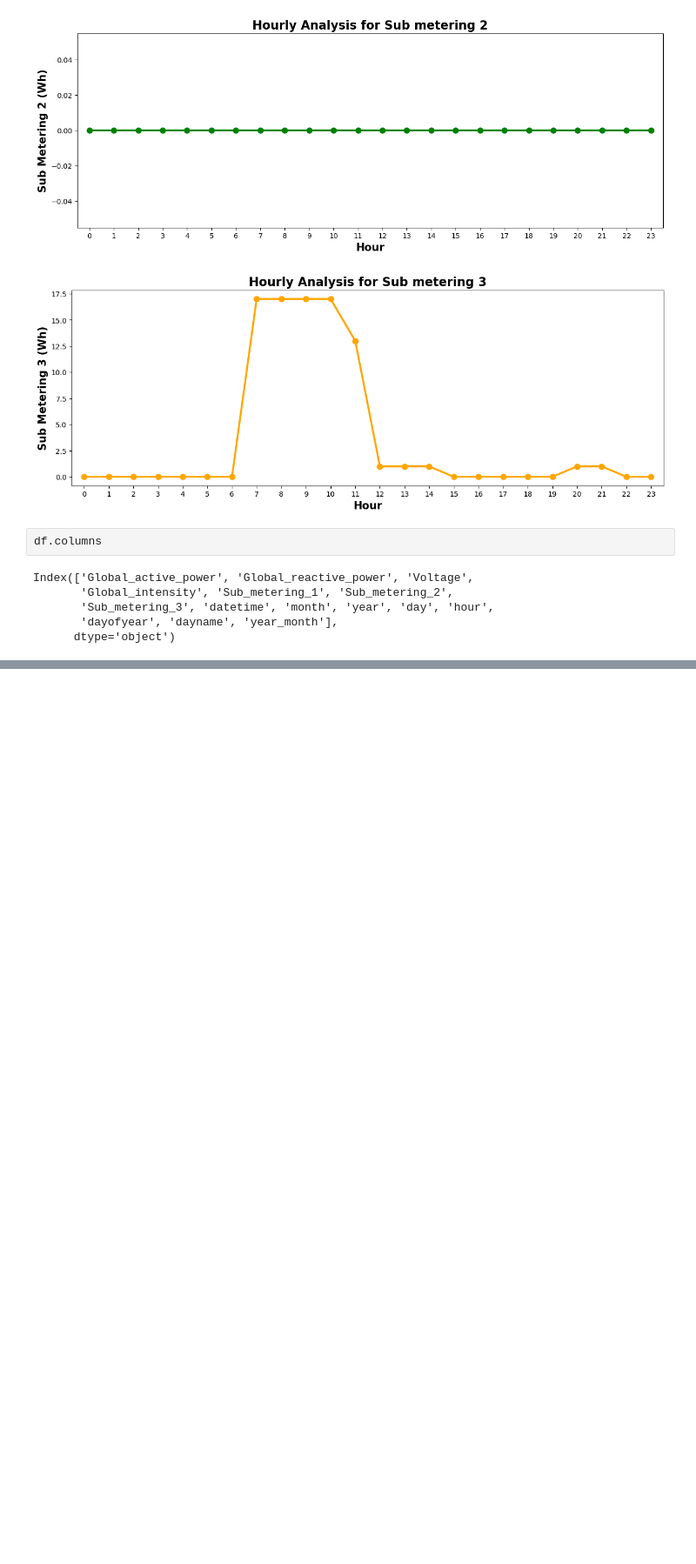
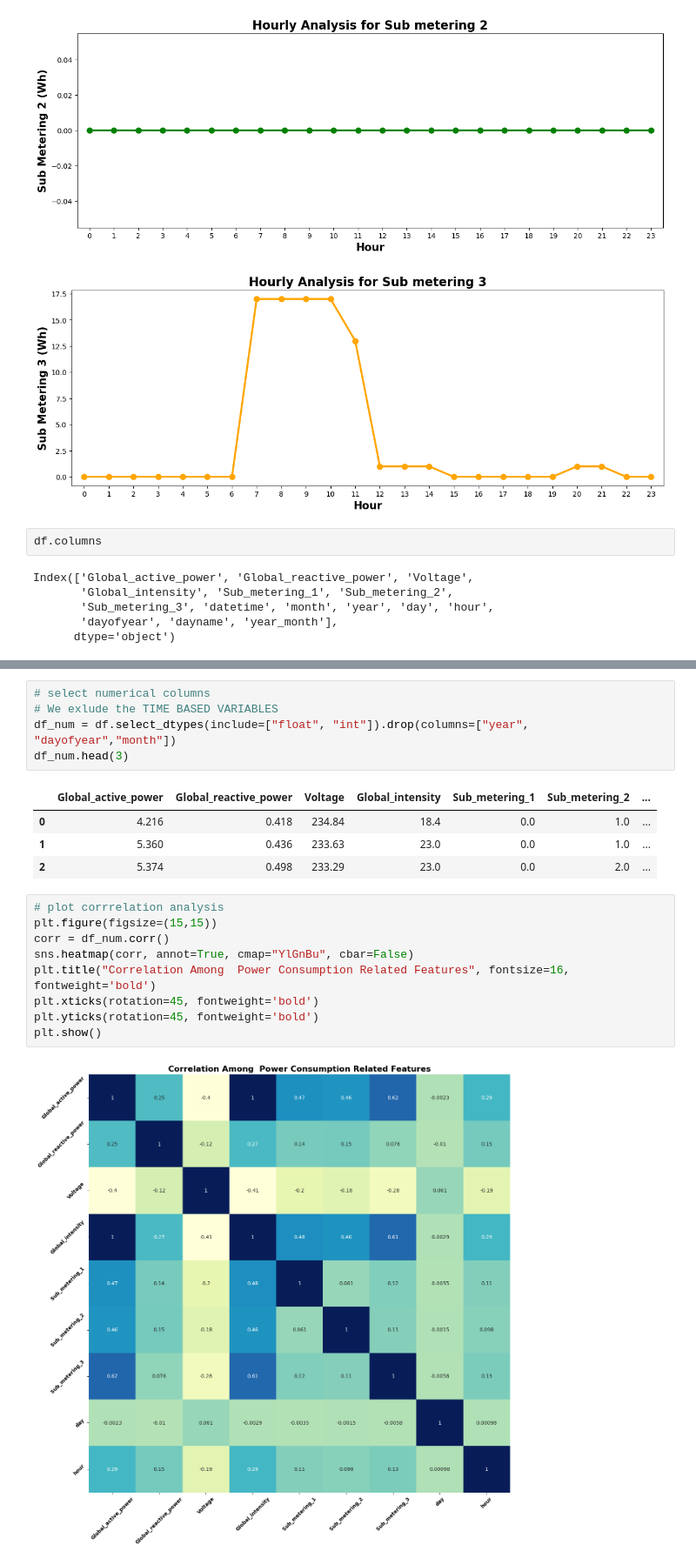
Before and after one commit to SainavyaGadde/DataScienceFinalProject, a Jupyter notebook: data_science_project.ipynb, the cells around one changed output, grey strips where cells are left out. Shown at 87% size. Saved outputs shown, nothing was run; the diff lists cells and outputs as text; blank space fills up the shorter version.

```diff
--- a/data_science_project.ipynb
+++ b/data_science_project.ipynb
@@ -476,0 +463,21 @@ Passing `palette` without assigning `hue` is deprecated and will be removed in v
+# %%
+# select numerical columns
+# We exlude the TIME BASED VARIABLES
+df_num = df.select_dtypes(include=["float", "int"]).drop(columns=["year", "dayofyear","month"])
+df_num.head(3)
+# %% [output]
+|  | Global_active_power | Global_reactive_power | Voltage | Global_intensity | Sub_metering_1 | Sub_metering_2 | ... |
+| 0 | 4.216 | 0.418 | 234.84 | 18.4 | 0.0 | 1.0 | ... |
+| 1 | 5.360 | 0.436 | 233.63 | 23.0 | 0.0 | 1.0 | ... |
+| 2 | 5.374 | 0.498 | 233.29 | 23.0 | 0.0 | 2.0 | ... |
+# %%
+# plot corrrelation analysis
+plt.figure(figsize=(15,15))
+corr = df_num.corr()
+sns.heatmap(corr, annot=True, cmap="YlGnBu", cbar=False)
+plt.title("Correlation Among  Power Consumption Related Features", fontsize=16, fontweight='bold')
+plt.xticks(rotation=45, fontweight='bold')
+plt.yticks(rotation=45, fontweight='bold')
+plt.show()
+# %% [output]
+[figure, added]
```
Also changed, not shown: parts of 34 cells of this notebook.
